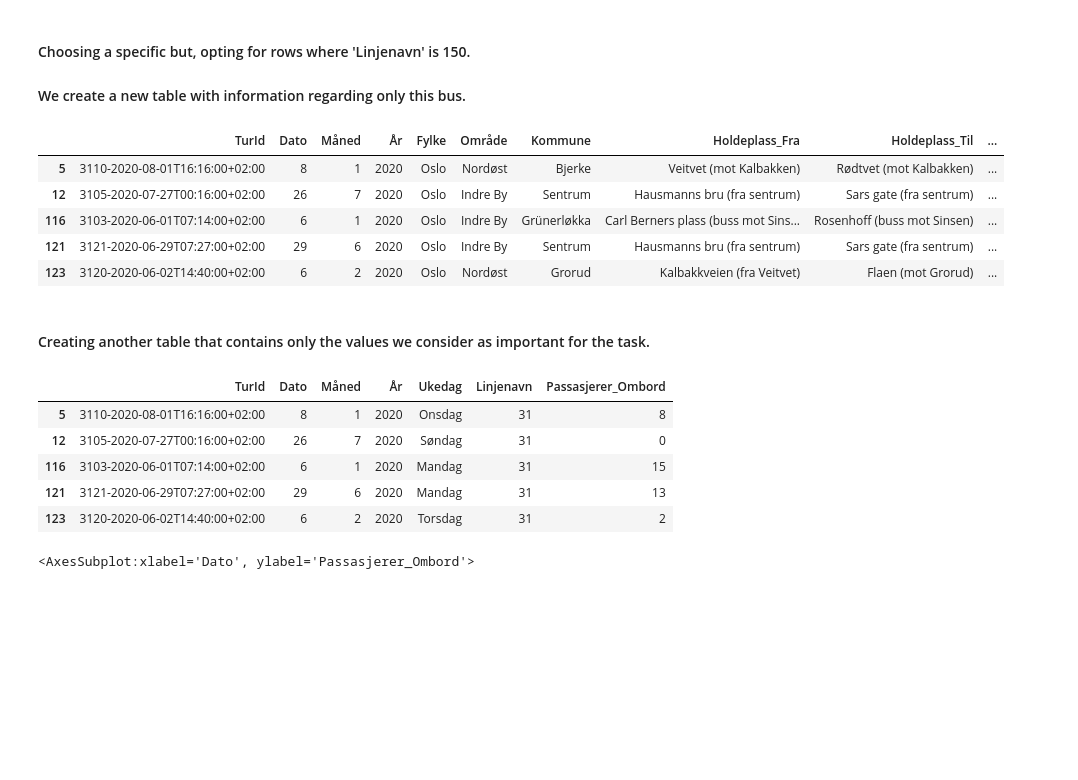
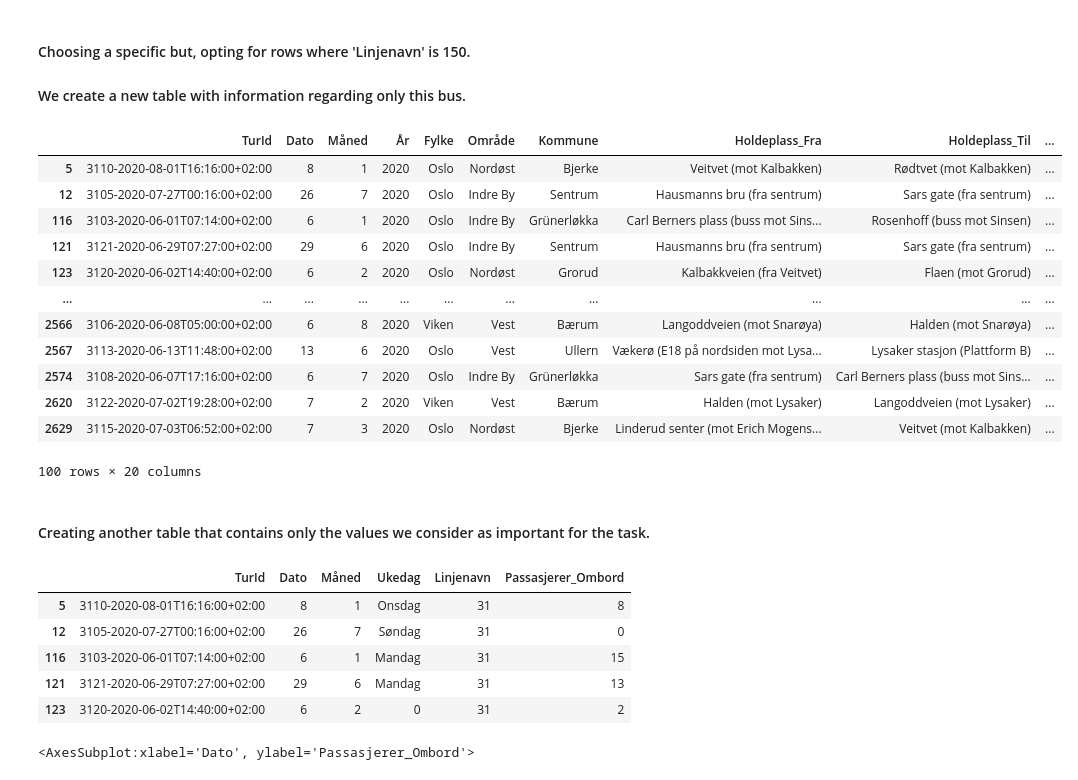
Before and after one commit to tomaloki/Assignment2_DAVE3625, a Jupyter notebook: Notebook/Assignment2_DAVE3625.ipynb, the cells around one changed output. Cells and saved outputs as stored; diff of their text form; code cells hidden in the pictures; blank space fills up the shorter version.

```diff
--- a/Notebook/Assignment2_DAVE3625.ipynb
+++ b/Notebook/Assignment2_DAVE3625.ipynb
@@ -43,7 +43,7 @@ conditions = [
     (df['Ukedag'] == "Monday"),
     (df['Ukedag'] == "Tuesday"),
     (df['Ukedag'] == "Wednesday"),
-    (df['Ukedag'] == "Thursday"),
+    (df['Ukedag'] == "Thursdag"),
     (df['Ukedag'] == "Friday"),
     (df['Ukedag'] == "Saturday"),
     (df['Ukedag'] == "Sunday"),
@@ -115,26 +112,33 @@ ax2 = df.plot(kind='scatter', x='Måned', y='Passasjerer_Ombord', color='g')
 #### We create a new table with information regarding only this bus.
 # %%
 route_31 = df[df['Linjenavn'] == "31"]
-route_31.head()
+route_31.head(100)
 # %% [output]
 |  | TurId | Dato | Måned | År | Fylke | Område | Kommune | Holdeplass_Fra | Holdeplass_Til | ... |
 | 5 | 3110-2020-08-01T16:16:00+02:00 | 8 | 1 | 2020 | Oslo | Nordøst | Bjerke | Veitvet (mot Kalbakken) | Rødtvet (mot Kalbakken) | ... |
 | 12 | 3105-2020-07-27T00:16:00+02:00 | 26 | 7 | 2020 | Oslo | Indre By | Sentrum | Hausmanns bru (fra sentrum) | Sars gate (fra sentrum) | ... |
 | 116 | 3103-2020-06-01T07:14:00+02:00 | 6 | 1 | 2020 | Oslo | Indre By | Grünerløkka | Carl Berners plass (buss mot Sins... | Rosenhoff (buss mot Sinsen) | ... |
 | 121 | 3121-2020-06-29T07:27:00+02:00 | 29 | 6 | 2020 | Oslo | Indre By | Sentrum | Hausmanns bru (fra sentrum) | Sars gate (fra sentrum) | ... |
 | 123 | 3120-2020-06-02T14:40:00+02:00 | 6 | 2 | 2020 | Oslo | Nordøst | Grorud | Kalbakkveien (fra Veitvet) | Flaen (mot Grorud) | ... |
+| ... | ... | ... | ... | ... | ... | ... | ... | ... | ... | ... |
+| 2566 | 3106-2020-06-08T05:00:00+02:00 | 6 | 8 | 2020 | Viken | Vest | Bærum | Langoddveien (mot Snarøya) | Halden (mot Snarøya) | ... |
+| 2567 | 3113-2020-06-13T11:48:00+02:00 | 13 | 6 | 2020 | Oslo | Vest | Ullern | Vækerø (E18 på nordsiden mot Lysa... | Lysaker stasjon (Plattform B) | ... |
+| 2574 | 3108-2020-06-07T17:16:00+02:00 | 6 | 7 | 2020 | Oslo | Indre By | Grünerløkka | Sars gate (fra sentrum) | Carl Berners plass (buss mot Sins... | ... |
+| 2620 | 3122-2020-07-02T19:28:00+02:00 | 7 | 2 | 2020 | Viken | Vest | Bærum | Halden (mot Lysaker) | Langoddveien (mot Lysaker) | ... |
+| 2629 | 3115-2020-07-03T06:52:00+02:00 | 7 | 3 | 2020 | Oslo | Nordøst | Bjerke | Linderud senter (mot Erich Mogens... | Veitvet (mot Kalbakken) | ... |
+100 rows × 20 columns
 # %% [markdown]
 #### Creating another table that contains only the values we consider as important for the task.
 # %%
-df_cleaned_route31 = route_31[['TurId', 'Dato', 'Måned', 'År', 'Ukedag', 'Linjenavn', 'Passasjerer_Ombord']]
+df_cleaned_route31 = route_31[['TurId', 'Dato', 'Måned', 'Ukedag', 'Linjenavn', 'Passasjerer_Ombord']]
 df_cleaned_route31.head()
 # %% [output]
-|  | TurId | Dato | Måned | År | Ukedag | Linjenavn | Passasjerer_Ombord |
-| 5 | 3110-2020-08-01T16:16:00+02:00 | 8 | 1 | 2020 | Onsdag | 31 | 8 |
-| 12 | 3105-2020-07-27T00:16:00+02:00 | 26 | 7 | 2020 | Søndag | 31 | 0 |
-| 116 | 3103-2020-06-01T07:14:00+02:00 | 6 | 1 | 2020 | Mandag | 31 | 15 |
-| 121 | 3121-2020-06-29T07:27:00+02:00 | 29 | 6 | 2020 | Mandag | 31 | 13 |
-| 123 | 3120-2020-06-02T14:40:00+02:00 | 6 | 2 | 2020 | Torsdag | 31 | 2 |
+|  | TurId | Dato | Måned | Ukedag | Linjenavn | Passasjerer_Ombord |
+| 5 | 3110-2020-08-01T16:16:00+02:00 | 8 | 1 | Onsdag | 31 | 8 |
+| 12 | 3105-2020-07-27T00:16:00+02:00 | 26 | 7 | Søndag | 31 | 0 |
+| 116 | 3103-2020-06-01T07:14:00+02:00 | 6 | 1 | Mandag | 31 | 15 |
+| 121 | 3121-2020-06-29T07:27:00+02:00 | 29 | 6 | Mandag | 31 | 13 |
+| 123 | 3120-2020-06-02T14:40:00+02:00 | 6 | 2 | 0 | 31 | 2 |
 # %%
 df.plot.scatter(x = 'Dato', y = 'Passasjerer_Ombord')
 # %% [output]
```
Also changed, not shown: parts of 2 cells of this notebook, 1 other file.
